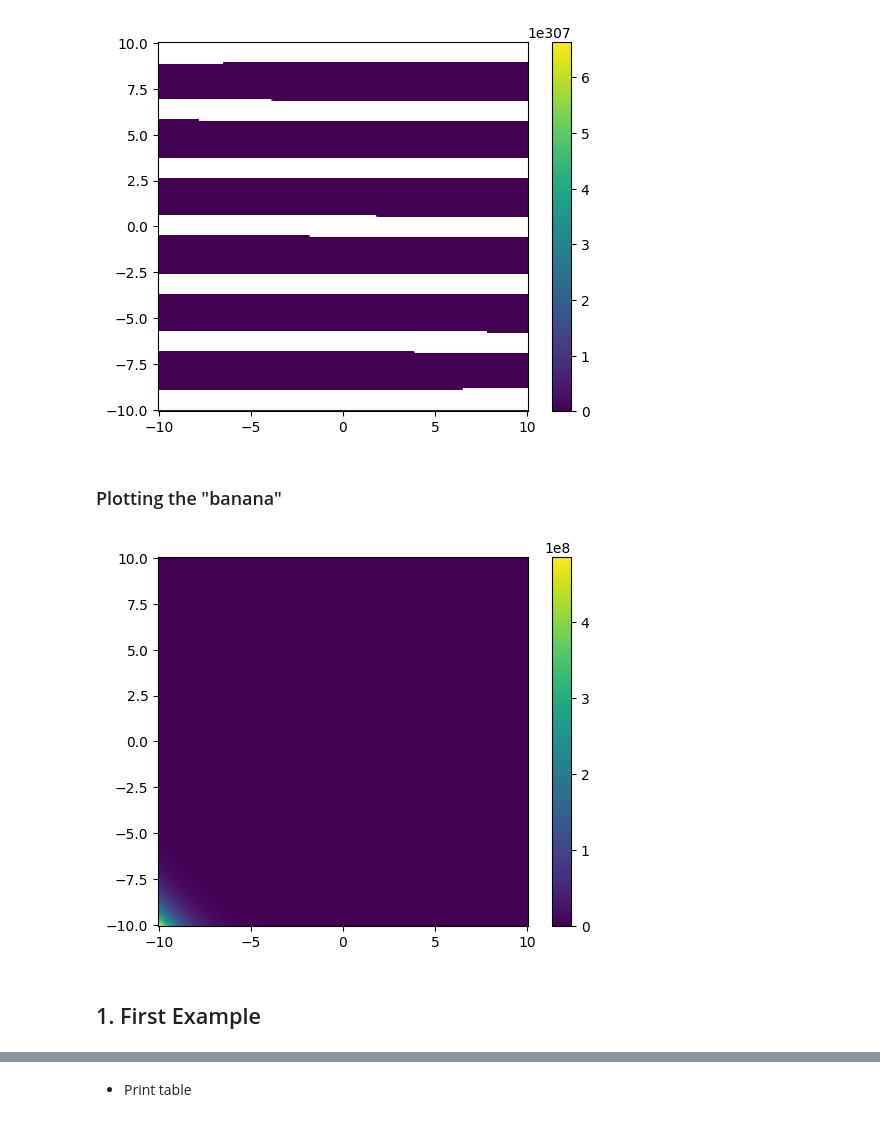
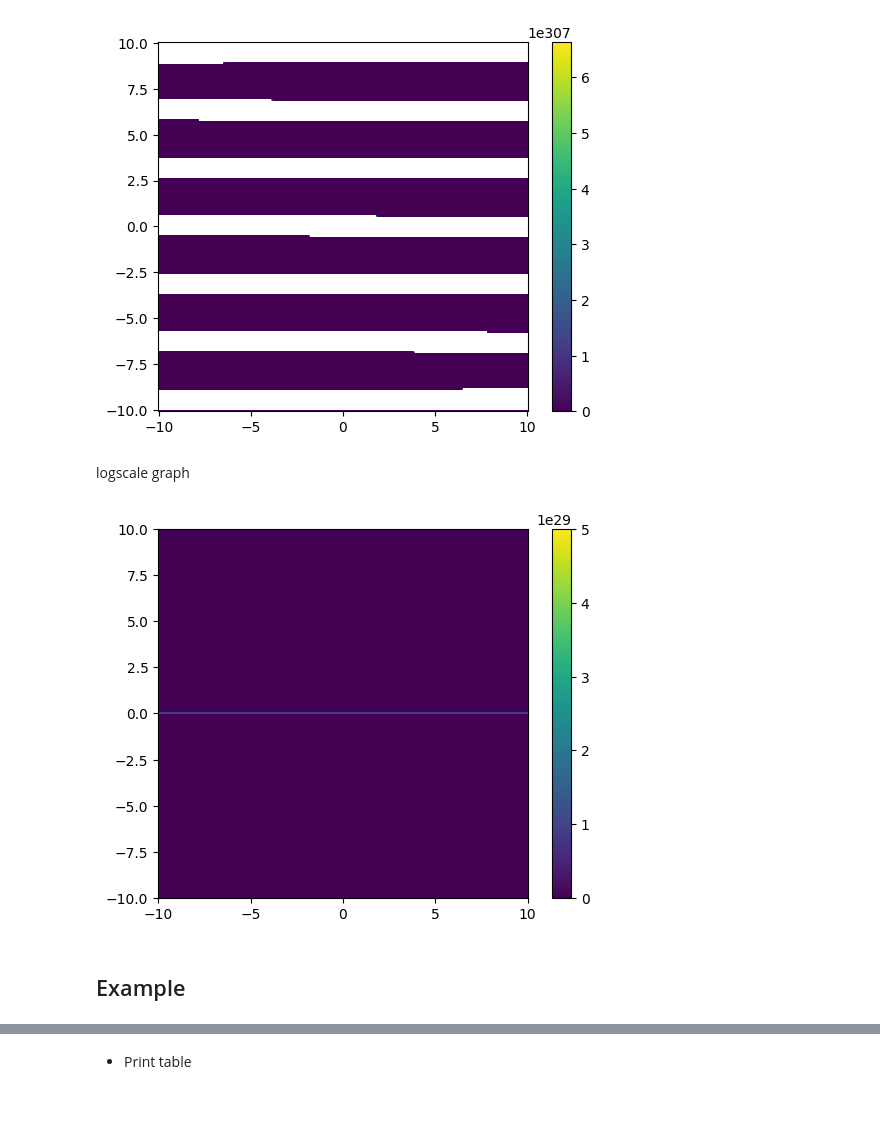
Before and after one commit to CUQI-DTU/CUQIpy-Benchmarks, a Jupyter notebook: benchmarks/B001-sixmodal.ipynb, the cells around one changed output, grey strips where cells are left out. Drawn from its saved outputs; the diff is of its cells as text; code cells hidden in the pictures.

```diff
--- a/benchmarks/B001-sixmodal.ipynb
+++ b/benchmarks/B001-sixmodal.ipynb
@@ -52,3 +66,9 @@ TA.plot_pdf_2D(target_sixmodal, -10, 10, -10, 10)
 # %% [output]
 [figure]
+# %% [markdown]
+logscale graph
+# %%
+TA.plot_pdf_2D(target_sixmodal, -10, 10, -10, 10,N2=1001)
+# %% [output]
+[figure, added]
 # %%
@@ -58,8 +79,2 @@ target_sum = UserDefinedDistribution(dim=2, logpdf_func=logpdf, gradient_func=gr
-# %% [markdown]
-### Plotting the "banana"
-# %%
-TA.plot_pdf_2D(target_sum, -10, 10, -10, 10)
-# %% [output]
-[figure, removed]
 # %% [markdown]
-## 1. First Example
+## Example
```
Also changed, not shown: parts of 30 cells of this notebook.
